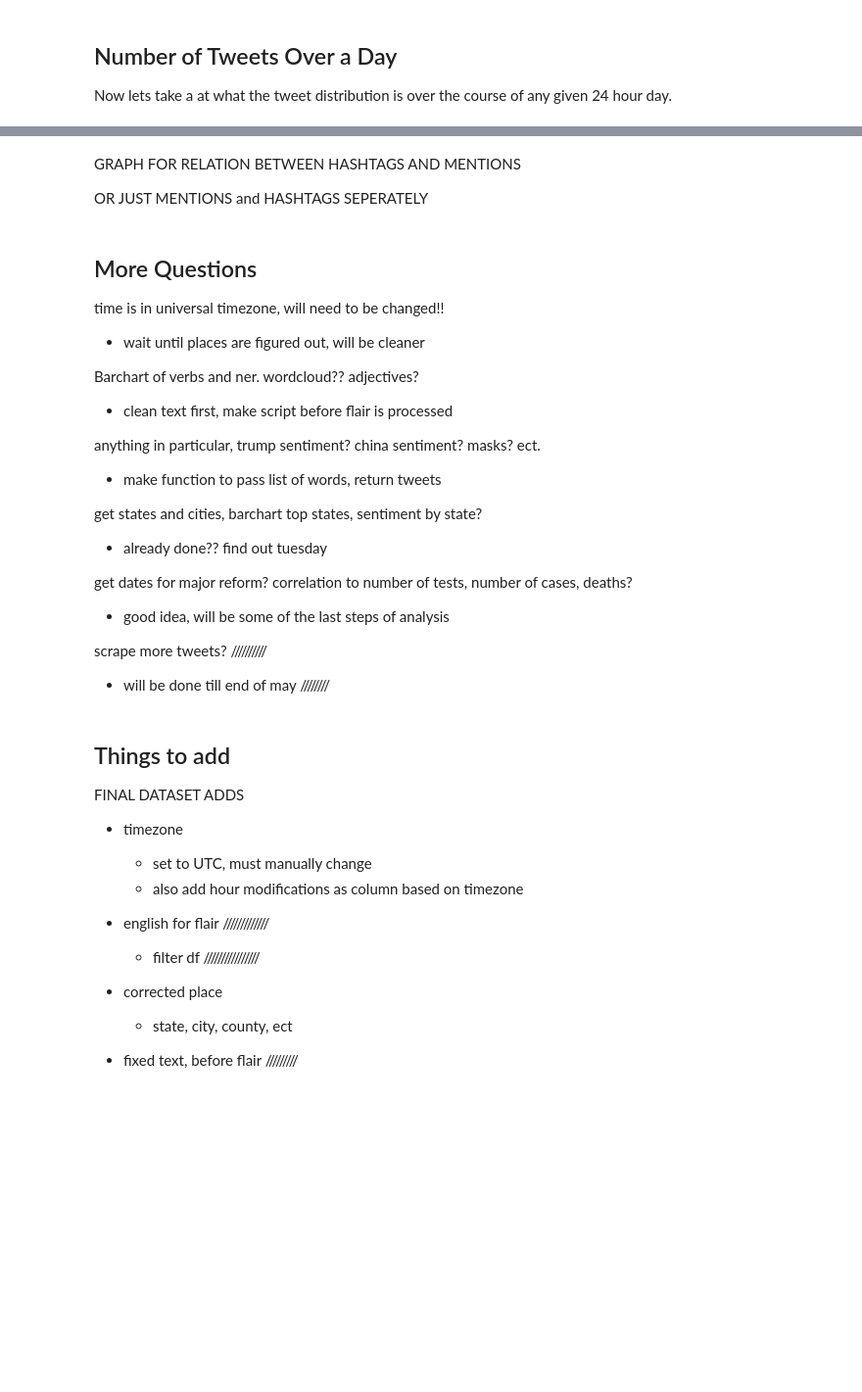
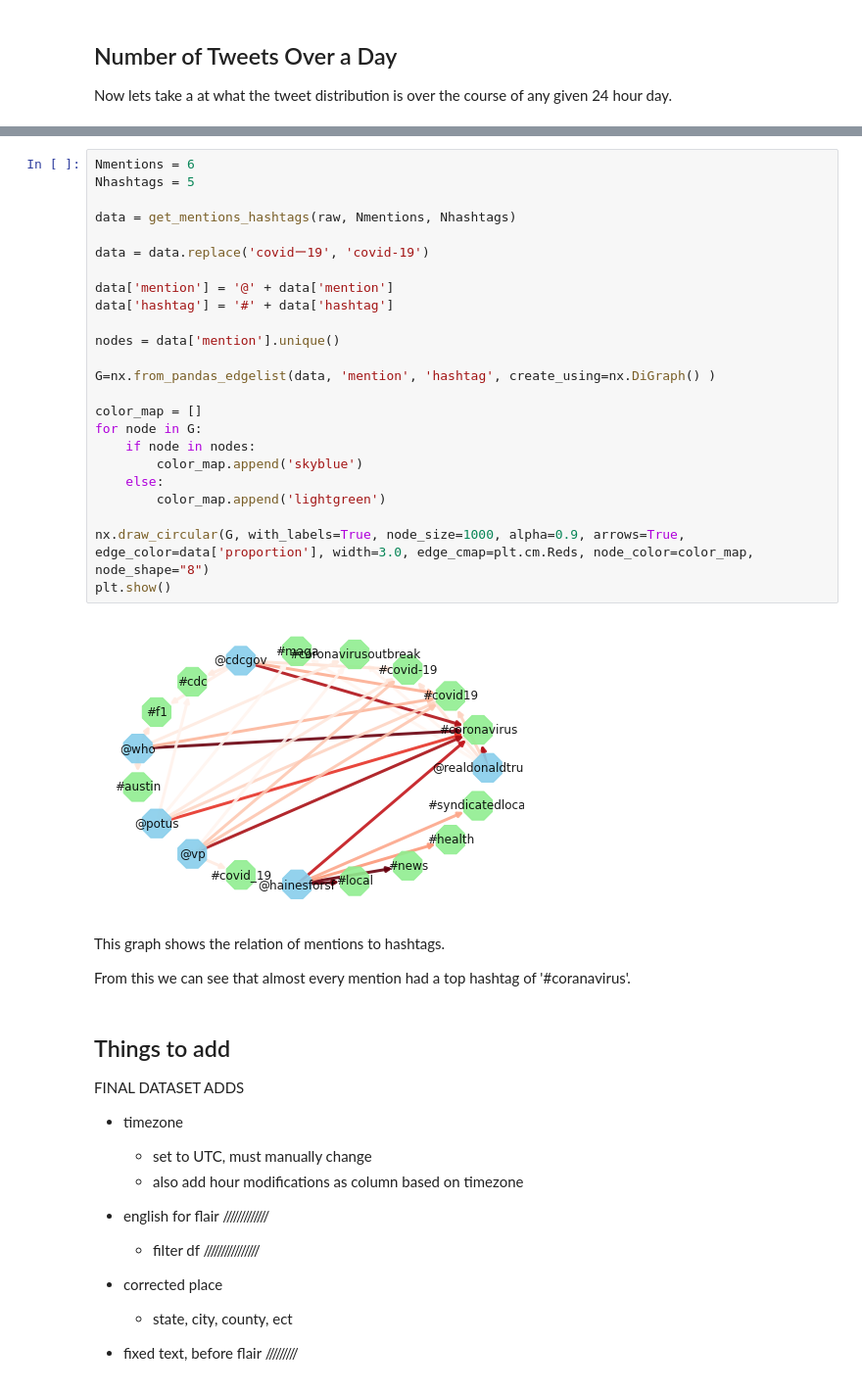
Before and after one commit to Alexander-Kahanek/COVID_Research, a Jupyter notebook: analysis/tweets_analysis.ipynb, the cells around one changed output, grey strips where cells are left out. Shown at 98% size. Saved outputs shown, nothing was run; the diff lists cells and outputs as text; blank space fills up the shorter version.

```diff
--- a/analysis/tweets_analysis.ipynb
+++ b/analysis/tweets_analysis.ipynb
@@ -220,36 +229,36 @@ $ P(A^{(j)}|B_n) =
 \right. $
 
 $ \frac{d} {dB} P(A^{(j)}|B_n) = P(A^{(j)}|day_{n-1}) - P(A^{(j)}|day_{n}) \mbox{ }_\blacksquare $
-# %% [markdown]
-GRAPH FOR RELATION BETWEEN HASHTAGS AND MENTIONS
-
-OR JUST MENTIONS and HASHTAGS SEPERATELY
-# %% [markdown]
-## More Questions
-
-time is in universal timezone, will need to be changed!!
-
-* wait until places are figured out, will be cleaner
-
-Barchart of verbs and ner. wordcloud?? adjectives?
-
-* clean text first, make script before flair is processed
-
-anything in particular, trump sentiment? china sentiment? masks? ect.
-
-* make function to pass list of words, return tweets
-
-get states and cities, barchart top states, sentiment by state?
-
-* already done?? find out tuesday
-
-get dates for major reform? correlation to number of tests, number of cases, deaths?
-
-* good idea, will be some of the last steps of analysis
-
-scrape more tweets? //////////
-
-* will be done till end of may ////////
+# %%
+Nmentions = 6
+Nhashtags = 5
+
+data = get_mentions_hashtags(raw, Nmentions, Nhashtags)
+
+data = data.replace('covidー19', 'covid-19')
+
+data['mention'] = '@' + data['mention']
+data['hashtag'] = '#' + data['hashtag']
+
+nodes = data['mention'].unique()
+
+G=nx.from_pandas_edgelist(data, 'mention', 'hashtag', create_using=nx.DiGraph() )
+
+color_map = []
+for node in G:
+    if node in nodes:
+        color_map.append('skyblue')
+    else:
+        color_map.append('lightgreen')
+
+nx.draw_circular(G, with_labels=True, node_size=1000, alpha=0.9, arrows=True, edge_color=data['proportion'], width=3.0, edge_cmap=plt.cm.Reds, node_color=color_map, node_shape="8")
+plt.show()
+# %% [output]
+[figure, added]
+# %% [markdown]
+This graph shows the relation of mentions to hashtags.
+
+From this we can see that almost every mention had a top hashtag of '#coranavirus'.
 # %% [markdown]
 ## Things to add
 
```
Also changed, not shown: parts of 6 cells of this notebook.
